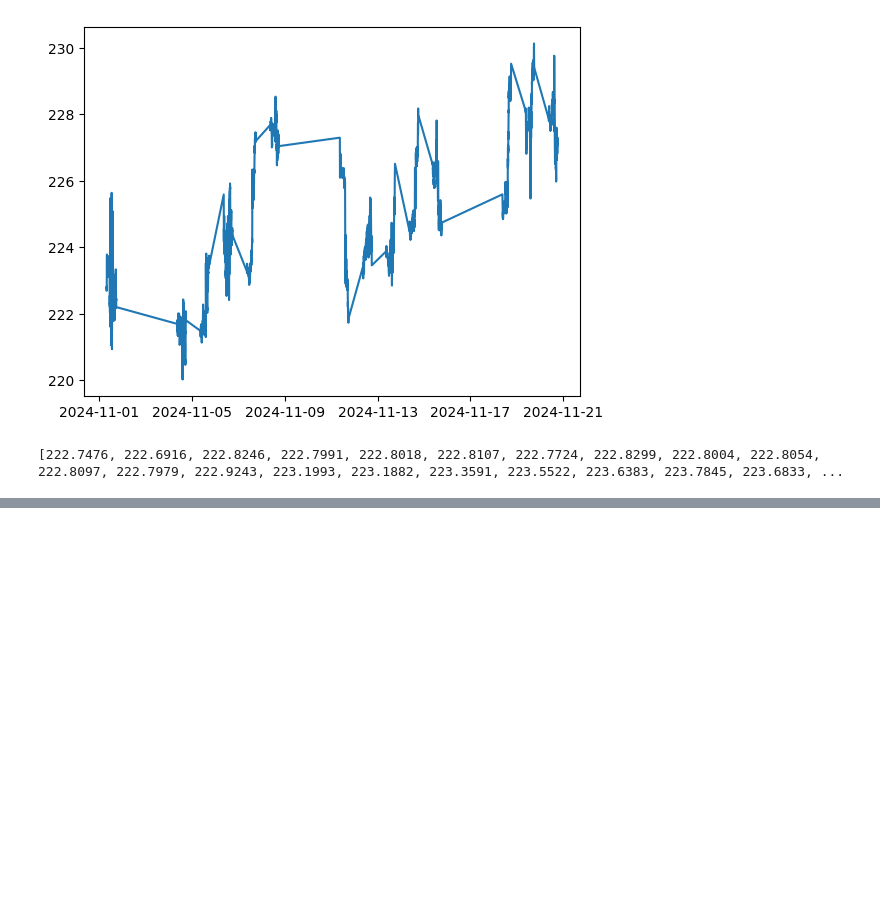
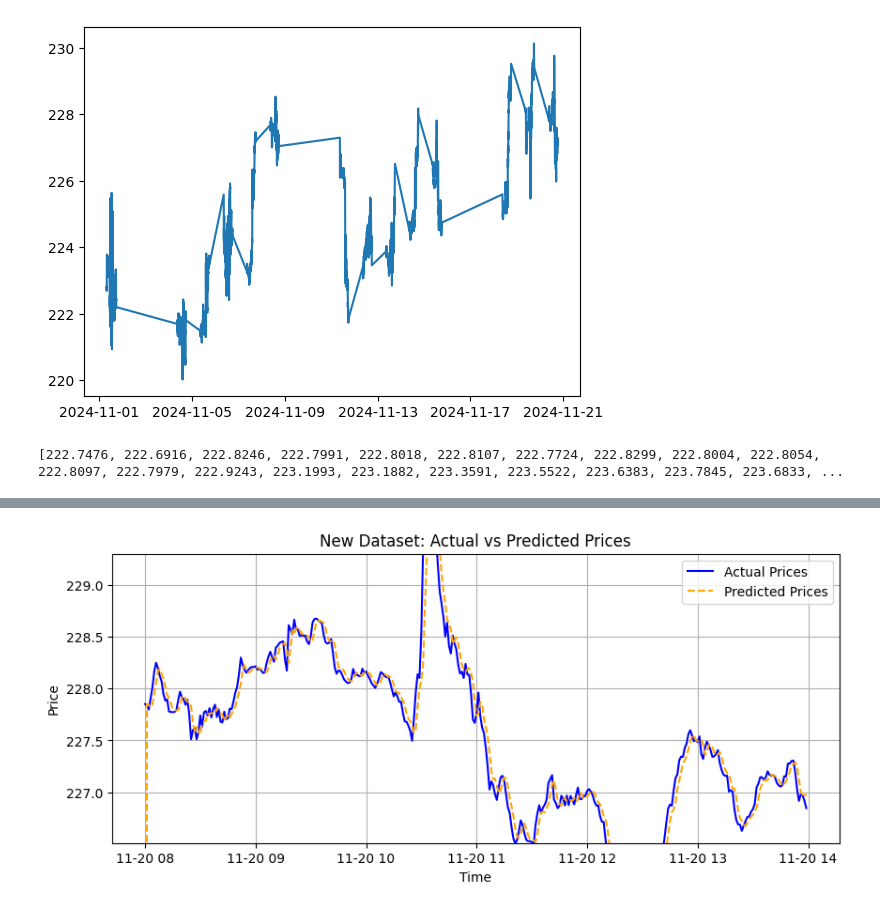
Before and after one commit to serhiimytsyk/CloudComputing, a Jupyter notebook: Untitled.ipynb, the cells around one changed output, grey strips where cells are left out. Cells and saved outputs as stored; diff of their text form; code cells hidden in the pictures; blank space fills up the shorter version.

```diff
--- a/Untitled.ipynb
+++ b/Untitled.ipynb
@@ -336,0 +413,23 @@ print(numbers)
+# %%
+plt.figure(figsize=(10, 4))
+
+start_time = "2024-11-20 08:00"
+end_time = "2024-11-20 09:00"
+zoomed_data = new_data.loc[start_time:end_time]
+
+plt.plot(new_data.index, new_data, label="Actual Prices", color="blue", linewidth=1.5)
+plt.plot(new_data.index, forecast_new, label="Predicted Prices", color="orange", linestyle="--", linewidth=1.5)
+
+# Title, labels, legend
+plt.title("New Dataset: Actual vs Predicted Prices")
+plt.xlabel("Time")
+plt.ylabel("Price")
+plt.legend()
+
+plt.ylim([zoomed_data["Price"].min() - 1, zoomed_data["Price"].max() + 1])
+# Grid and display
+plt.grid()
+plt.show()
+print(new_data.tail(5))
+# %% [output]
+[figure, added]
```
Also changed, not shown: parts of 11 cells of this notebook.
